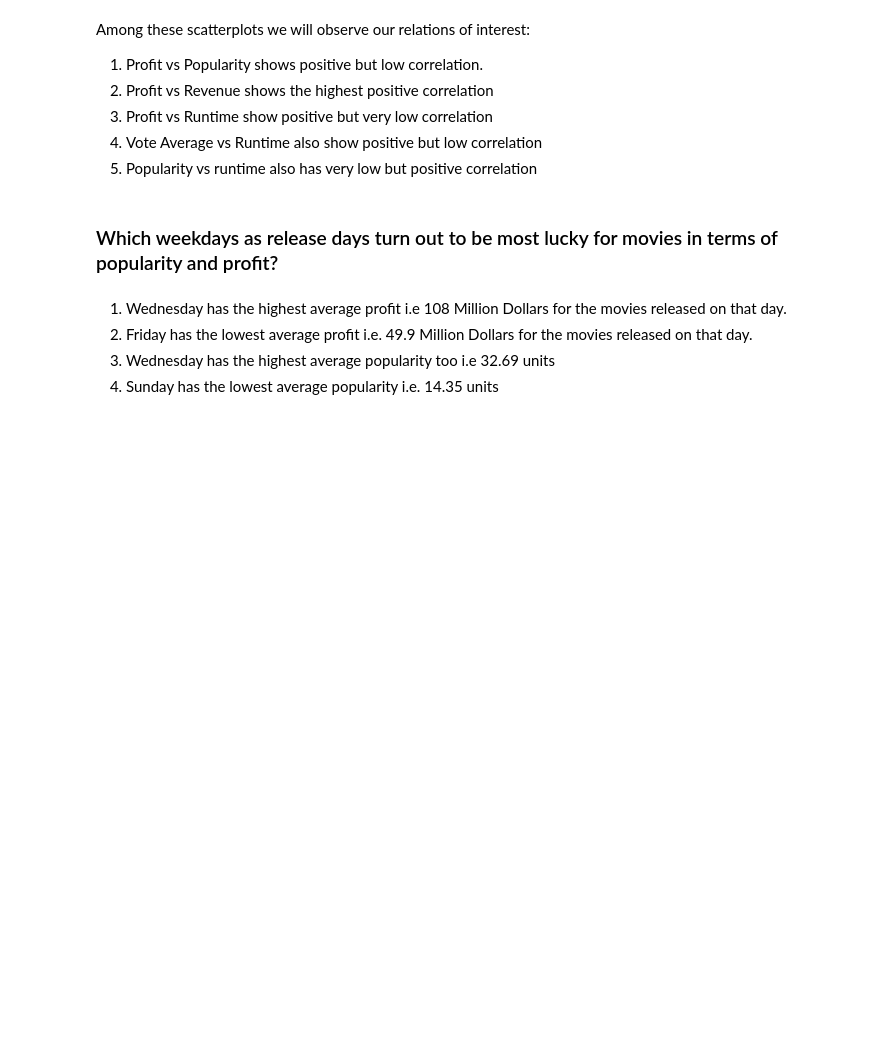
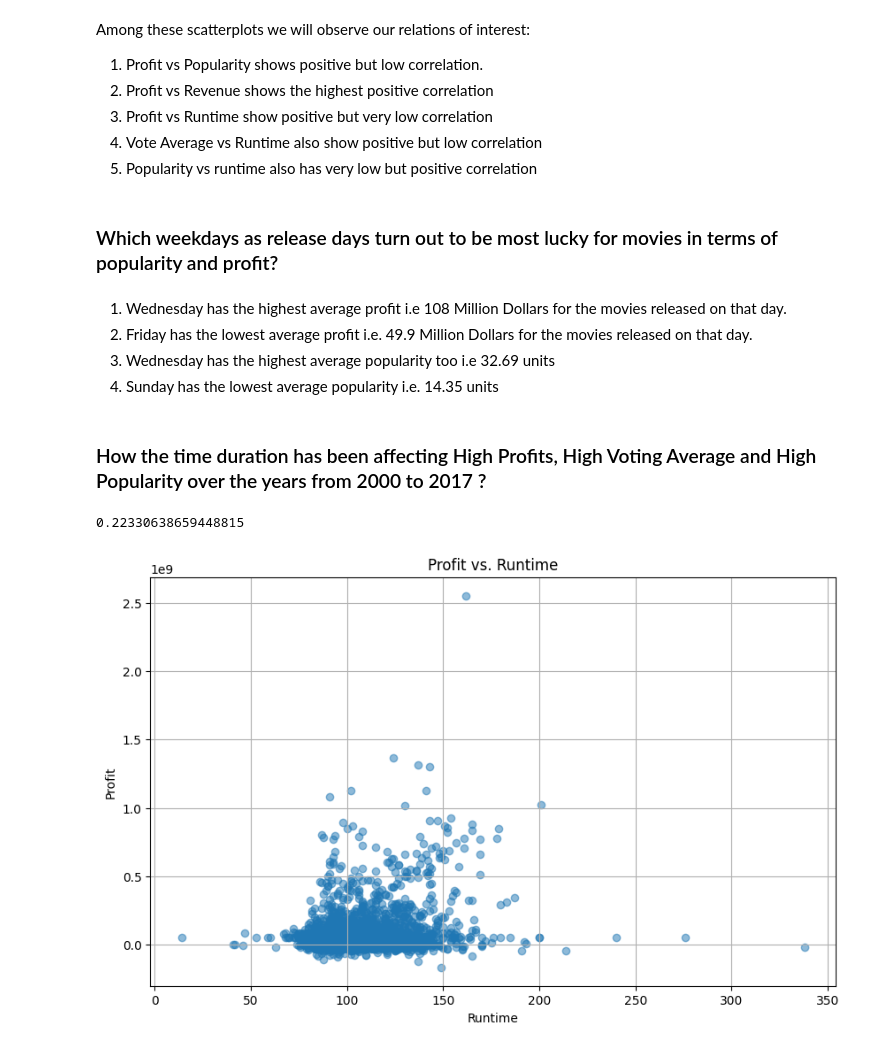
Before and after one commit to mmahdin/Data-Mining-Projects, a Jupyter notebook: main.ipynb, the cells around one changed output. Cells and saved outputs as stored; diff of their text form; code cells hidden in the pictures; blank space fills up the shorter version.

Commit message:
Correlation between runtime and profit

```diff
--- a/main.ipynb
+++ b/main.ipynb
@@ -281,3 +281,5 @@ plt.show()
 2. Friday has the lowest average profit i.e. 49.9 Million Dollars for the movies released on that day.
 3. Wednesday has the highest average popularity too i.e 32.69 units
 4. Sunday has the lowest average popularity i.e. 14.35 units
+# %% [markdown]
+### How the time duration has been affecting High Profits, High Voting Average and High Popularity over the years from 2000 to 2017 ?
@@ -283,0 +288,17 @@ plt.show()
+# %%
+df_v1 = cl_mov.query('year >= 2000')
+# %%
+correlation_coefficient = df_v1['runtime'].corr(df_v1['profit'])
+print(correlation_coefficient)
+
+# Assuming df_v1 is your DataFrame
+plt.figure(figsize=(10, 6))
+plt.scatter(df_v1['runtime'], df_v1['profit'], alpha=0.5)
+plt.title('Profit vs. Runtime')
+plt.xlabel('Runtime')
+plt.ylabel('Profit')
+plt.grid(True)
+plt.show()
+# %% [output]
+0.22330638659448815
+[figure, added]
```
Also changed, not shown: parts of 7 cells of this notebook.
